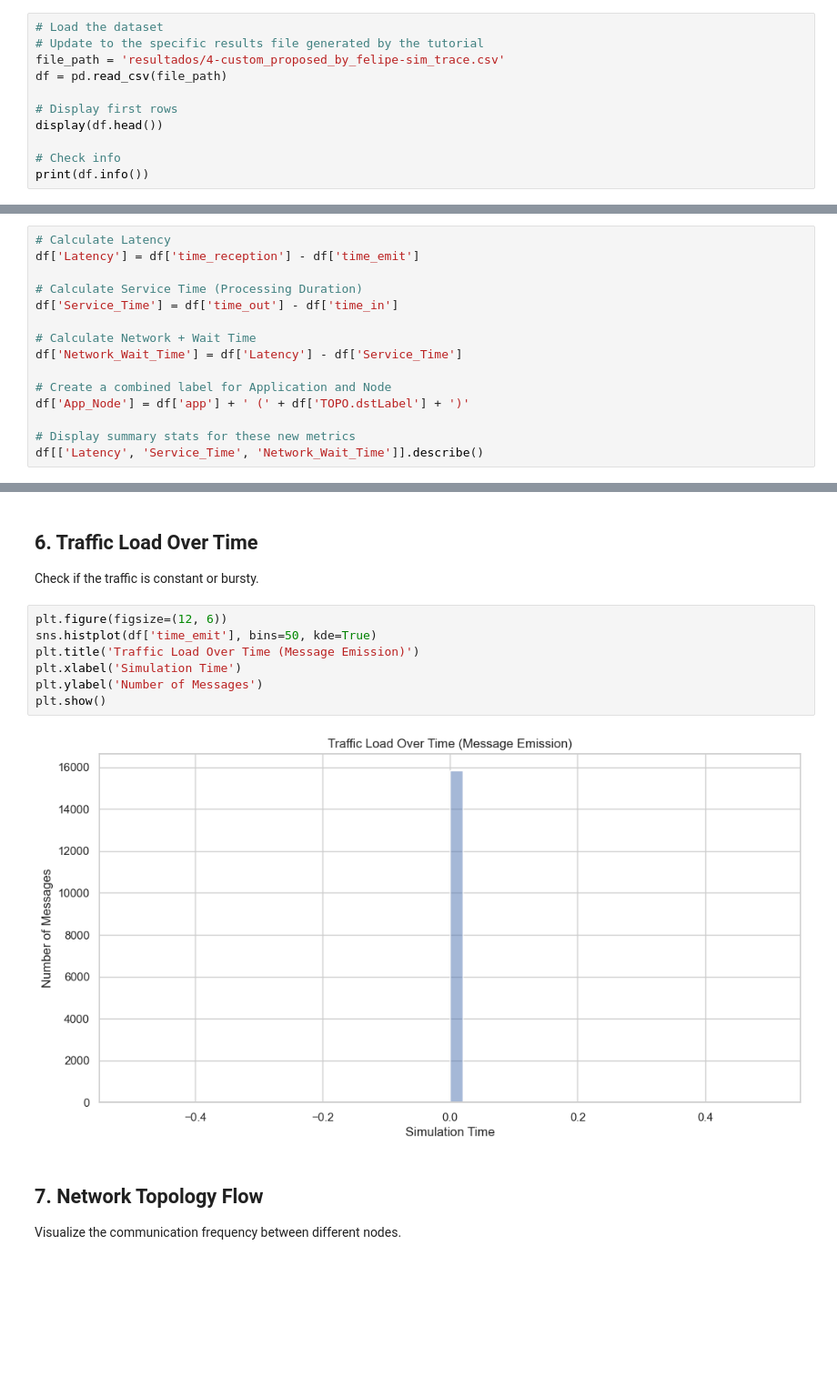
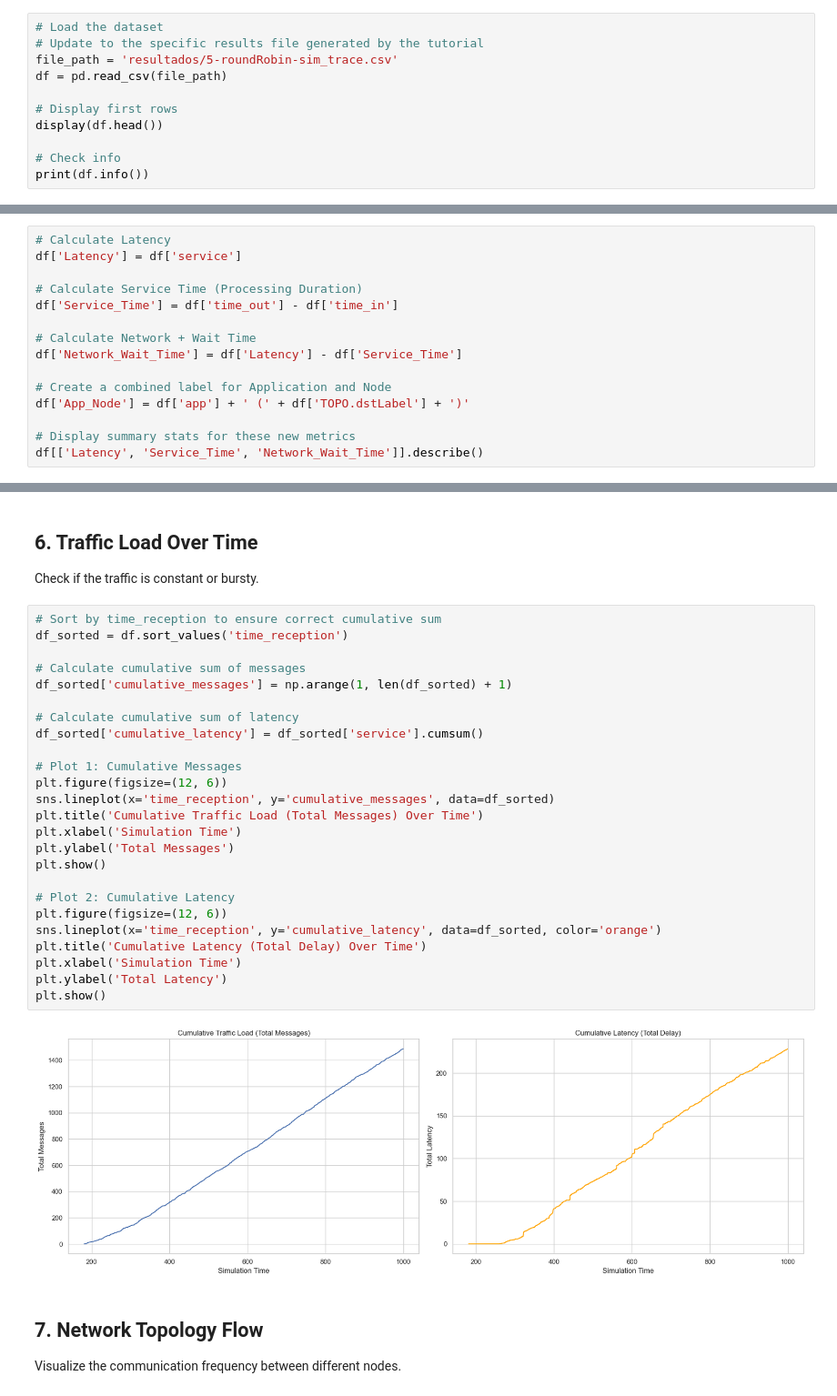
Before and after one commit to felipedumer/YAFS_custom, a Jupyter notebook: algoritmo_felipe/analysis_sim_trace.ipynb, the cells around one changed output, grey strips where cells are left out. Shown: that part at 91% size. Saved outputs shown, nothing was run; the diff lists cells and outputs as text; blank space fills up the shorter version.

```diff
--- a/algoritmo_felipe/analysis_sim_trace.ipynb
+++ b/algoritmo_felipe/analysis_sim_trace.ipynb
@@ -21,7 +21,7 @@ Load the CSV file and check the structure.
 # %%
 # Load the dataset
 # Update to the specific results file generated by the tutorial
-file_path = 'resultados/4-custom_proposed_by_felipe-sim_trace.csv'
+file_path = 'resultados/5-roundRobin-sim_trace.csv'
 df = pd.read_csv(file_path)
 
 # Display first rows
@@ -61,7 +61,7 @@ Calculate key metrics:
 - **Network/Wait Time**: `Latency - Service Time`
 # %%
 # Calculate Latency
-df['Latency'] = df['time_reception'] - df['time_emit']
+df['Latency'] = df['service']
 
 # Calculate Service Time (Processing Duration)
 df['Service_Time'] = df['time_out'] - df['time_in']
@@ -146,14 +141,32 @@ plt.show()
 ## 6. Traffic Load Over Time
 Check if the traffic is constant or bursty.
 # %%
+# Sort by time_reception to ensure correct cumulative sum
+df_sorted = df.sort_values('time_reception')
+
+# Calculate cumulative sum of messages
+df_sorted['cumulative_messages'] = np.arange(1, len(df_sorted) + 1)
+
+# Calculate cumulative sum of latency
+df_sorted['cumulative_latency'] = df_sorted['service'].cumsum()
+
+# Plot 1: Cumulative Messages
 plt.figure(figsize=(12, 6))
-sns.histplot(df['time_emit'], bins=50, kde=True)
-plt.title('Traffic Load Over Time (Message Emission)')
+sns.lineplot(x='time_reception', y='cumulative_messages', data=df_sorted)
+plt.title('Cumulative Traffic Load (Total Messages) Over Time')
 plt.xlabel('Simulation Time')
-plt.ylabel('Number of Messages')
+plt.ylabel('Total Messages')
 plt.show()
+
+# Plot 2: Cumulative Latency
+plt.figure(figsize=(12, 6))
+sns.lineplot(x='time_reception', y='cumulative_latency', data=df_sorted, color='orange')
+plt.title('Cumulative Latency (Total Delay) Over Time')
+plt.xlabel('Simulation Time')
+plt.ylabel('Total Latency')
+plt.show()
 # %% [output]
-[figure, old version]
+[figure, new version]
 # %% [markdown]
 ## 7. Network Topology Flow
 Visualize the communication frequency between different nodes.
```
Also changed, not shown: parts of 9 cells of this notebook, 5 other files.
